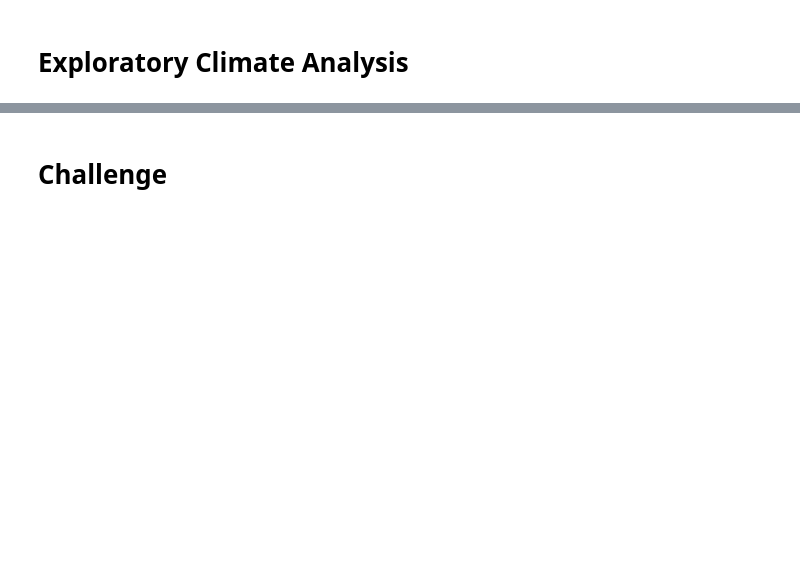
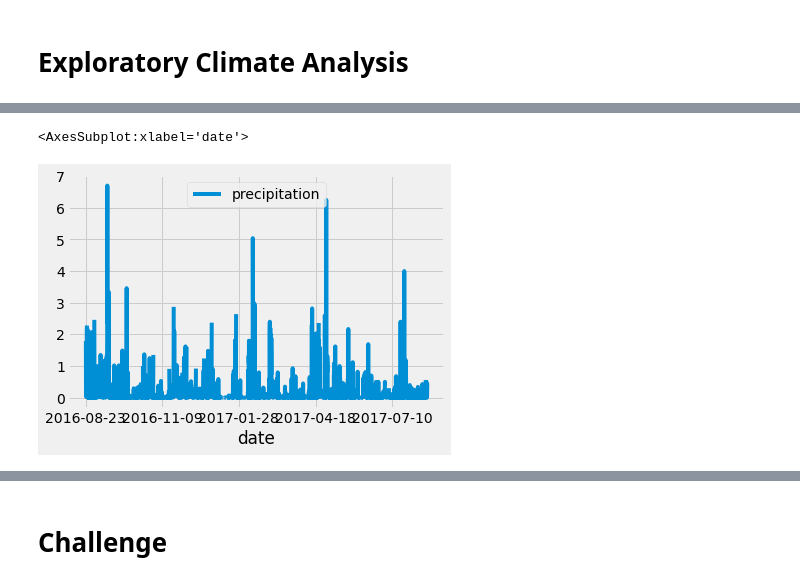
Before and after one commit to Shantanu88-code/Surfs_up, a Jupyter notebook: climate_analysis.ipynb, the cells around one changed output, grey strips where cells are left out. Drawn from its saved outputs; the diff is of its cells as text; code cells hidden in the pictures; blank space fills up the shorter version.

Commit message:
Data Plotting

```diff
--- a/climate_analysis.ipynb
+++ b/climate_analysis.ipynb
@@ -74,0 +101,6 @@ session = Session(engine)
+# %%
+# Set index
+df.set_index(df['date'], inplace=True)
+
+# Print the DataFrame With and Without the Index
+print(df)
@@ -74,0 +146,7 @@ session = Session(engine)
+# %%
+# Sort the dataframe by date. We're going to sort the values by date using the sort_index() function.
+
+df = df.sort_index()
+df
+
+print(df.to_string(index=False))
@@ -75,2 +171,8 @@ session = Session(engine)
+# %%
+# Use Pandas Plotting with Matplotlib to plot the data
+df.plot()
+# %% [output]
+<AxesSubplot:xlabel='date'>
+[figure, added]
 # %%
 # Use Pandas to calcualte the summary statistics for the precipitation data
```
Also changed, not shown: parts of 10 cells of this notebook.
